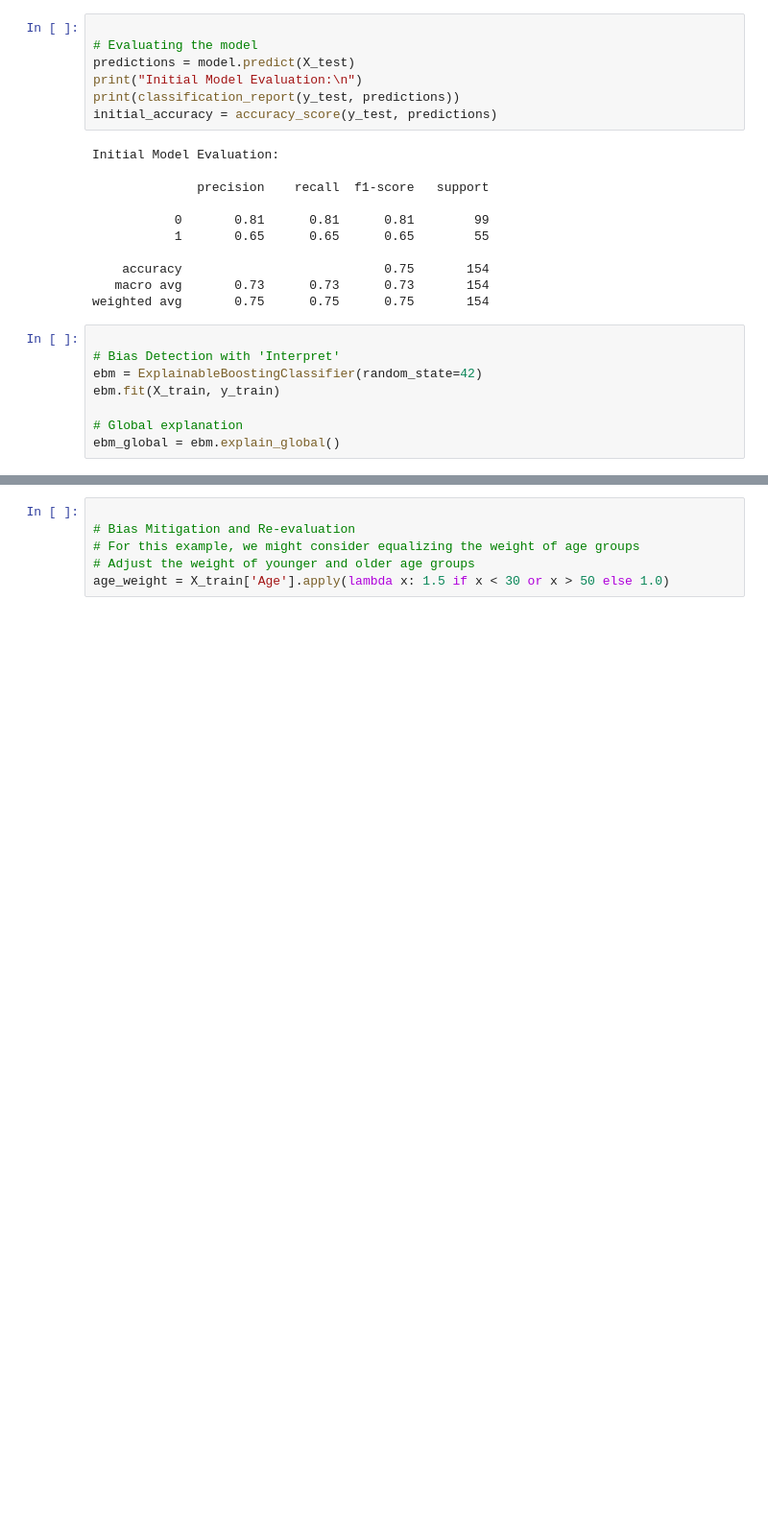
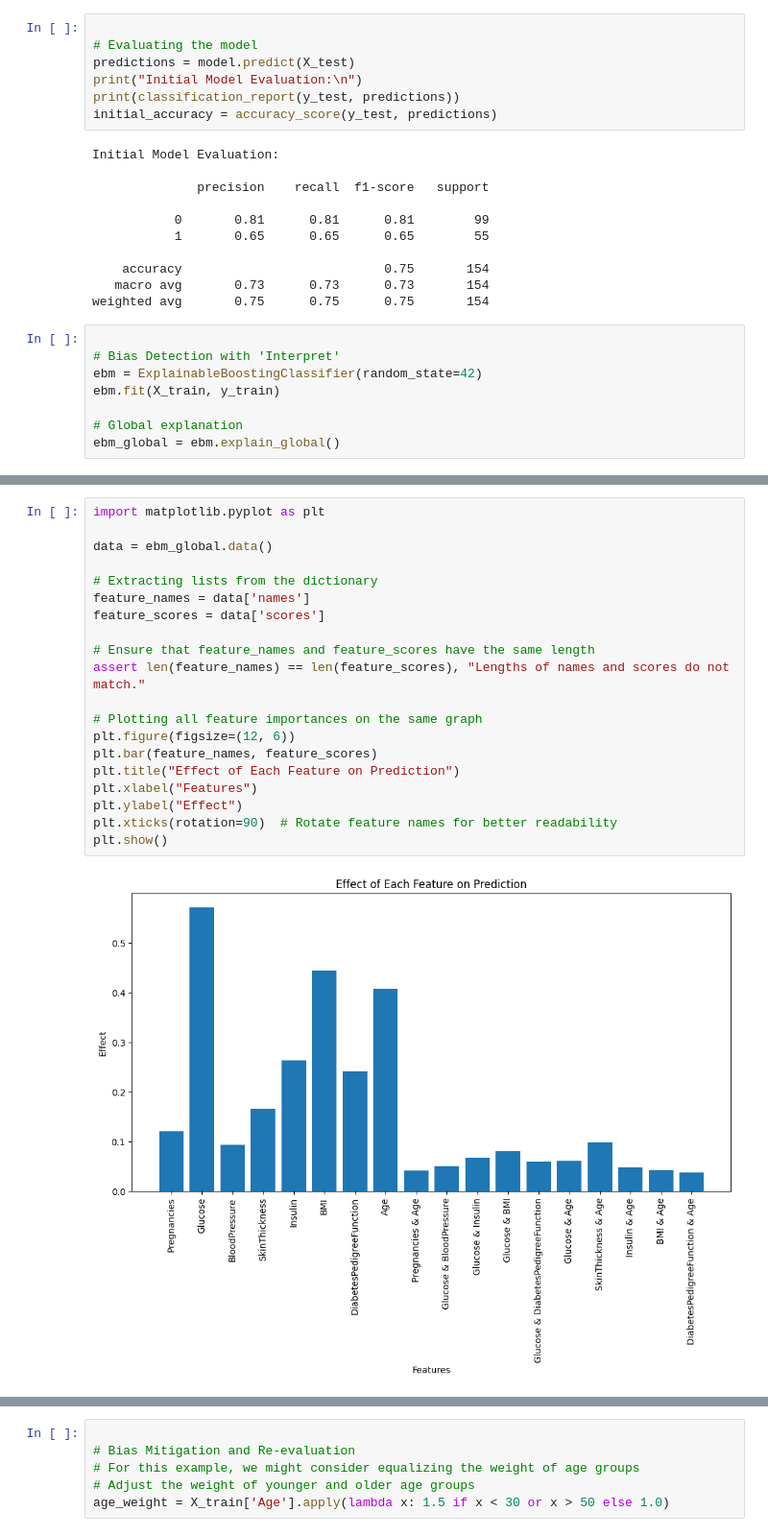
Before and after one commit to annimukherjee/Responsible_Explainable_AI, a Jupyter notebook: FINAL__Diabetes_Explainable_Better.ipynb, the cells around one changed output, grey strips where cells are left out. Shown: that part at 96% size. Cells and saved outputs as stored; diff of their text form; blank space fills up the shorter version.

```diff
--- a/Diabetes_Explainable_Better.ipynb
+++ b/FINAL__Diabetes_Explainable_Better.ipynb
@@ -99,0 +107,22 @@ ebm_global = ebm.explain_global()
+# %%
+import matplotlib.pyplot as plt
+
+data = ebm_global.data()
+
+# Extracting lists from the dictionary
+feature_names = data['names']
+feature_scores = data['scores']
+
+# Ensure that feature_names and feature_scores have the same length
+assert len(feature_names) == len(feature_scores), "Lengths of names and scores do not match."
+
+# Plotting all feature importances on the same graph
+plt.figure(figsize=(12, 6))
+plt.bar(feature_names, feature_scores)
+plt.title("Effect of Each Feature on Prediction")
+plt.xlabel("Features")
+plt.ylabel("Effect")
+plt.xticks(rotation=90)  # Rotate feature names for better readability
+plt.show()
+# %% [output]
+[figure, added]
```
Also changed, not shown: parts of 7 cells of this notebook, 2 other files.
